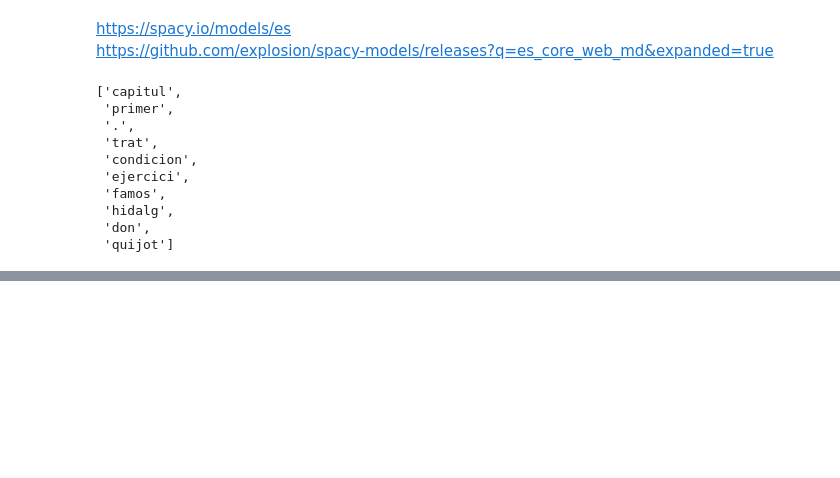
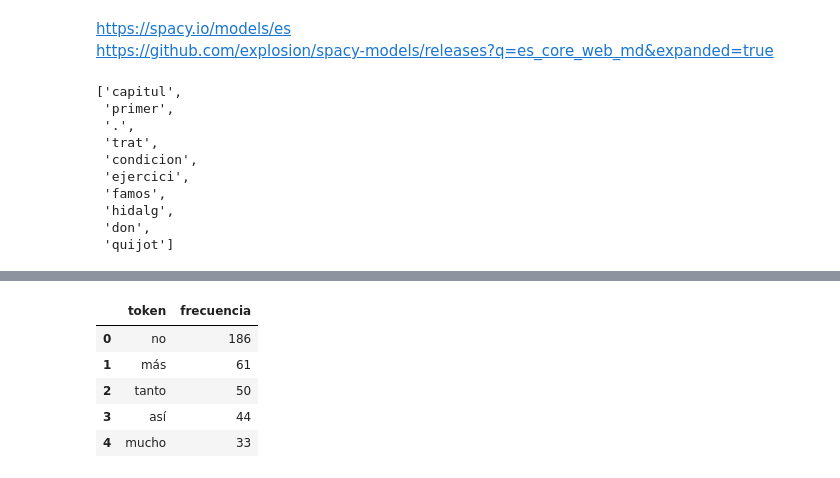
Before and after one commit to MarioC0093/NPL-Python, a Jupyter notebook: index.ipynb, the cells around one changed output, grey strips where cells are left out. Drawn from its saved outputs; the diff is of its cells as text; code cells hidden in the pictures; blank space fills up the shorter version.

```diff
--- a/index.ipynb
+++ b/index.ipynb
@@ -324,0 +391,20 @@ df[:100]
+# %%
+#| code-fold: false
+categoria = 'ADV'
+# %%
+lista_categoria = []
+for token in nlp(text):
+    if token.pos_ == categoria:
+        lista_categoria.append(token.lemma_)
+
+nouns_tally = Counter(lista_categoria)
+
+df = pd.DataFrame(nouns_tally.most_common(), columns=['token', 'frecuencia'])
+df[:5]
+# %% [output]
+|  | token | frecuencia |
+| 0 | no | 186 |
+| 1 | más | 61 |
+| 2 | tanto | 50 |
+| 3 | así | 44 |
+| 4 | mucho | 33 |
```
Also changed, not shown: parts of 80 cells of this notebook, 17 other files.
